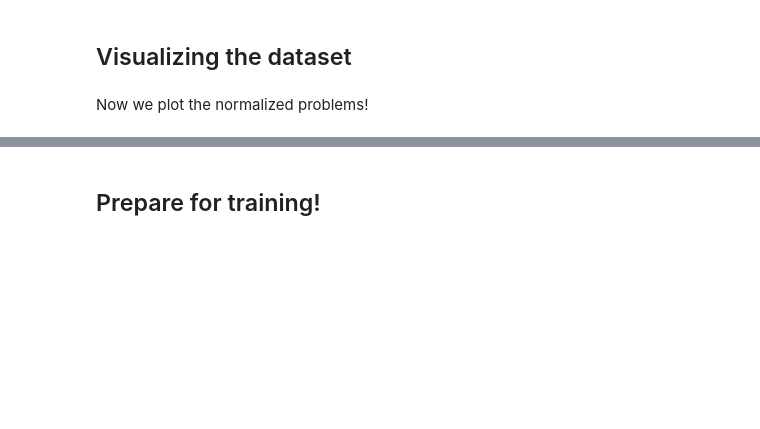
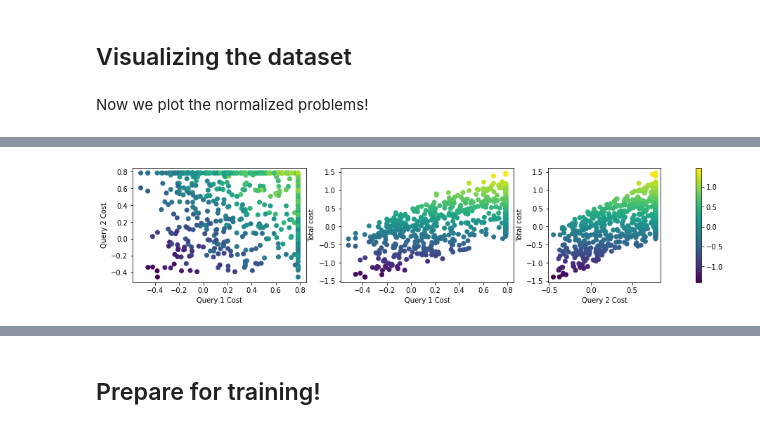
Before and after one commit to RicardoMonteiroSimoes/Quantum-Machine-Learning, a Jupyter notebook: code/mqo/qnn_mqo_workflow_design.ipynb, the cells around one changed output, grey strips where cells are left out. Saved outputs shown, nothing was run; the diff lists cells and outputs as text; code cells hidden in the pictures; blank space fills up the shorter version.

```diff
--- a/code/mqo/qnn_mqo_workflow_design.ipynb
+++ b/code/mqo/qnn_mqo_workflow_design.ipynb
@@ -225,3 +229,18 @@ plt.show()
+# %%
+fig, axs = plt.subplots(1, 3, figsize=(15, 3))
+plot = axs[0].scatter(x_s, y_s, c=z_s)
+plot = axs[1].scatter(x_s, z_s, c=z_s)
+plot = axs[2].scatter(y_s, z_s, c=z_s)
+cb = plt.colorbar(plot, pad=0.2)
+axs[0].set_xlabel('Query 1 Cost')
+axs[0].set_ylabel('Query 2 Cost')
+axs[1].set_xlabel('Query 1 Cost')
+axs[1].set_ylabel('Total cost')
+axs[2].set_xlabel('Query 2 Cost')
+axs[2].set_ylabel('Total cost')
+plt.show()
+# %% [output]
+[figure, added]
 # %%
 fig = plt.figure()
 ax = fig.add_subplot(projection='3d')
```
Also changed, not shown: parts of 10 cells of this notebook, 2 other files.
